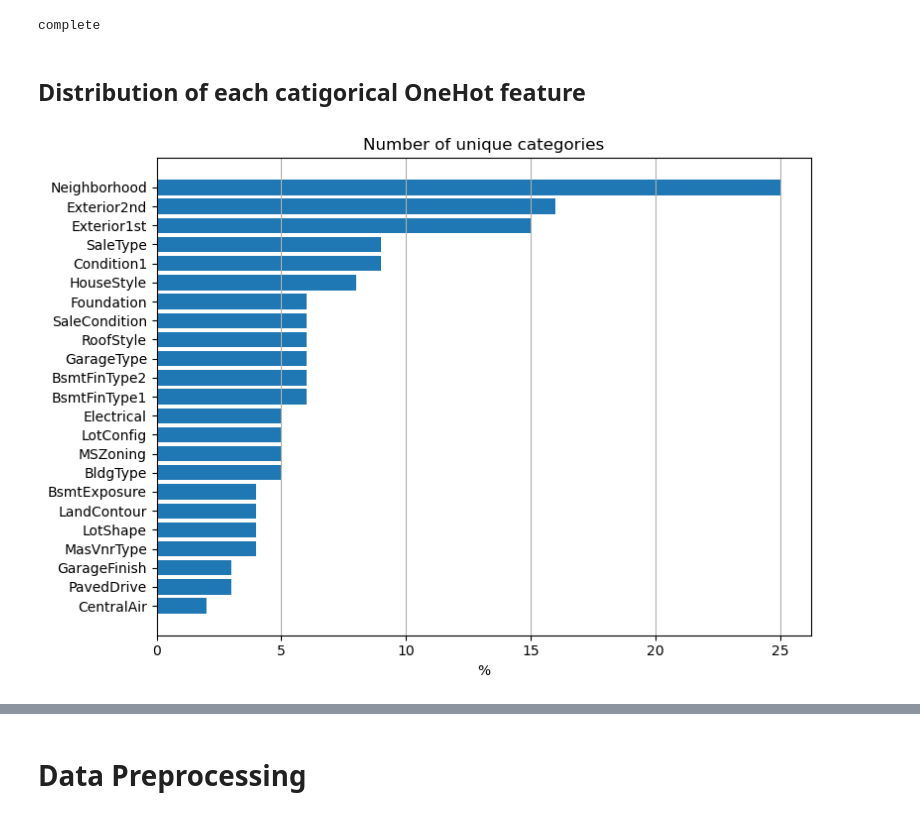
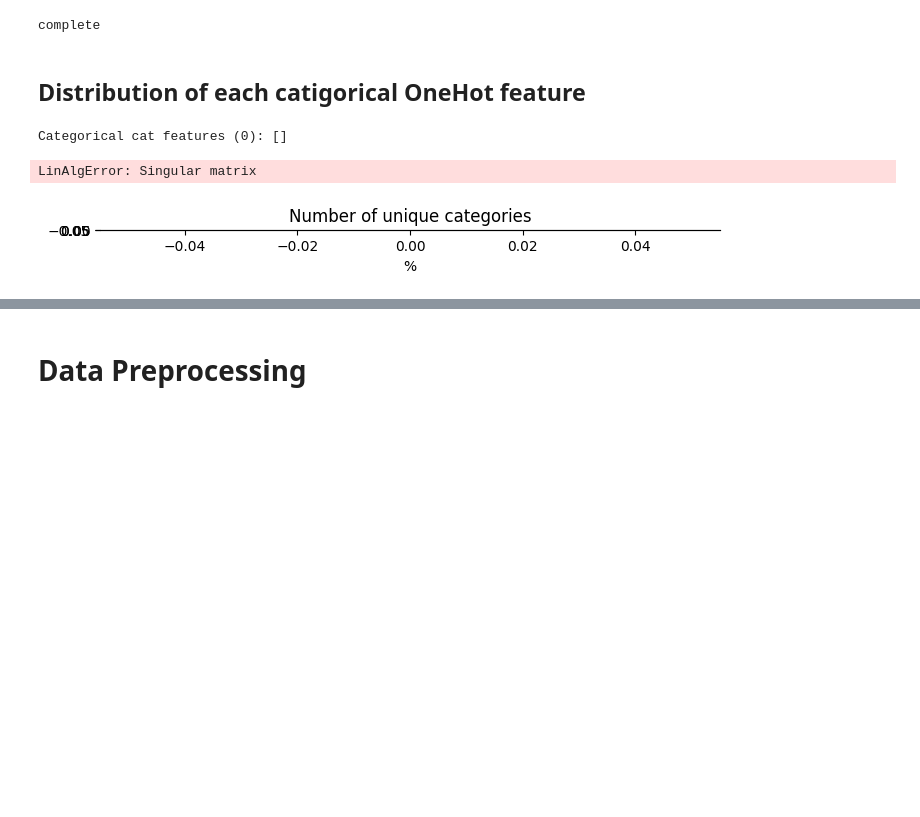
Before and after one commit to HelloSunPKU2023/Kaggle, a Jupyter notebook: HousePrice/HousePrice.ipynb, the cells around one changed output, grey strips where cells are left out. Cells and saved outputs as stored; diff of their text form; code cells hidden in the pictures; blank space fills up the shorter version.

Commit message:
revise feature screening

```diff
--- a/HousePrice/HousePrice.ipynb
+++ b/HousePrice/HousePrice.ipynb
@@ -125,10 +127,16 @@ features_all = X.columns.sort_values().to_list()
 columns_to_drop = [
     #to many missing values
     'PoolQC', 'MiscFeature', 'Alley', 'Fence',
-    #
-    '3SsnPorch', 'BsmtFinSF2','BsmtHalfBath', 'EnclosedPorch','LowQualFinSF', 'MiscVal', 'PoolArea', 'ScreenPorch',
-    'Condition2', 'Functional', 'GarageCond',  'GarageQual', 'Heating','LandSlope','RoofMatl', 'Street', 'Utilities'
-    ''
+    #highly unbalanced numerical feature
+    '3SsnPorch', 'BsmtFinSF2','BsmtHalfBath', 'EnclosedPorch','KitchenAbvGr', 'LowQualFinSF', 'MiscVal', 'PoolArea', 'ScreenPorch',
+    #highly unbalanced categorical feature
+    'Condition2', 'Functional', 'GarageCond',  'GarageQual', 'Heating','LandSlope','RoofMatl', 'Street', 'Utilities',
+    #categorical feature which may create many OneHotEncoder columns
+    'Exterior1st', 'Exterior2nd', 'Neighborhood', 'SaleType', 'Condition1',
+    'BldgType', 'BsmtExposure', 'BsmtFinType1', 'BsmtFinType2', 'CentralAir', 'Electrical',
+#     #dropped all non oridinal features
+#     'Foundation', 'GarageFinish', 'GarageType', 'HouseStyle', 'LandContour', 'LotConfig',
+#     'LotShape', 'MSZoning', 'MasVnrType', 'PavedDrive', 'RoofStyle', 'SaleCondition'
 ]
 # columns_to_drop = []
 X = X.drop(columns=columns_to_drop)
@@ -168,7 +176,7 @@ print('--------CATEGORICAL----------')
 print(f'Categorical cat features (\033[95m{len(feature_categorical)}\
 \033[0m): \033[94m{feature_categorical}\033[0m')
 
-print(f'Ordinal cat features (\036[95m{len(feature_categorical_Ordinal)}\
+print(f'Ordinal cat features (\033[95m{len(feature_categorical_Ordinal)}\
 \033[0m): \033[94m{feature_categorical_Ordinal}\033[0m')
 
 print(f'None-ordinal cat features (\033[95m{len(feature_categorical_OneHot)}\
@@ -351,25 +365,33 @@ ordinal_values = list(feat_ordinal_dict.values())
 print('complete')
 # %% [output]
 complete
-# %% [markdown]
-## Distribution of each catigorical OneHot feature
+# %% [markdown]
+## Distribution of each catigorical OneHot feature
 # %%
 # list the number of categories of each OneHot feature
 feature_cat_value_count= X[feature_categorical_OneHot].nunique().sort_values(ascending=False)
 feature_cat_value_count=feature_cat_value_count[feature_cat_value_count>0]
+plot_list = feature_cat_value_count[feature_cat_value_count>0].keys().values
+
+print(f'Categorical cat features (\033[94m{len(plot_list)}\
+\033[0m): \033[94m{plot_list}\033[0m')
 
 # visualize
-plt.figure(figsize=(8, feature_cat_value_count.shape[0]/4))
-feature_ranks = range(len(feature_cat_value_count))
-bar = plt.barh(feature_cat_value_count.index, feature_cat_value_count.values, label=[str(x) for x in feature_ranks])
+plt.figure(figsize=(8, len(plot_list)/4))
+feature_ranks = range(len(plot_list))
+bar = plt.barh(feature_cat_value_count.index,
+               feature_cat_value_count.values,
+               label=[str(x) for x in feature_ranks])
 plt.gca().invert_yaxis()
 plt.xlabel('%')
 plt.title("Number of unique categories")
 plt.tight_layout()
 plt.grid(axis='x')
 plt.show()
 # %% [output]
+Categorical cat features (0): []
+LinAlgError: Singular matrix
-[figure, old version]
+[figure, new version]
 # %%
 plot_list=feature_categorical_OneHot
 
```
Also changed, not shown: parts of 19 cells of this notebook.
